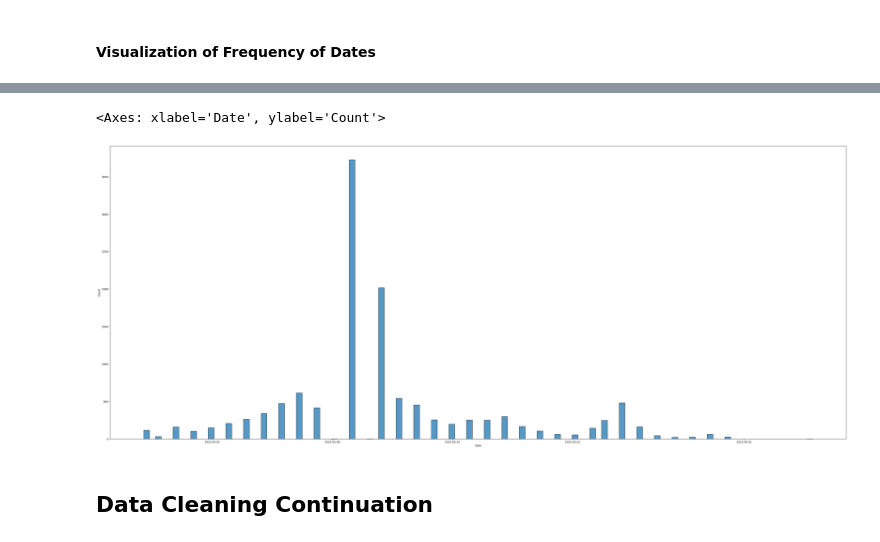
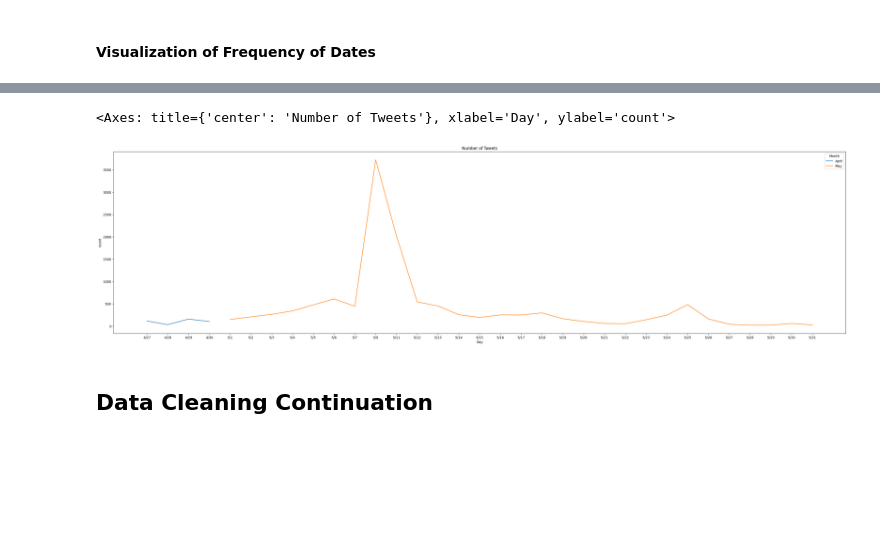
Before and after one commit to julscast/Thesis_2, a Jupyter notebook: Thesis_Overall.ipynb, the cells around one changed output, grey strips where cells are left out. Cells and saved outputs as stored; diff of their text form; code cells hidden in the pictures; blank space fills up the shorter version.

```diff
--- a/Thesis_Overall.ipynb
+++ b/Thesis_Overall.ipynb
@@ -413,11 +486,10 @@ dataset_dates
-# %%
-dates = plt.figure()
-dates.set_figwidth(50)
-dates.set_figheight(20)
-sns.histplot(data=dataset_dates['Date'])
-# %% [output]
-<Axes: xlabel='Date', ylabel='Count'>
-[figure, removed]
+# %%
+dates = plt.figure(figsize=(40,10))
+plt.title('Number of Tweets')
+sns.lineplot(data=dataset_dates, x="Day", y="count", hue="Month", markers=True)
+# %% [output]
+<Axes: title={'center': 'Number of Tweets'}, xlabel='Day', ylabel='count'>
+[figure, added]
 # %% [markdown]
 ## Data Cleaning Continuation
 # %%
```
Also changed, not shown: parts of 42 cells of this notebook, 11 other files.
